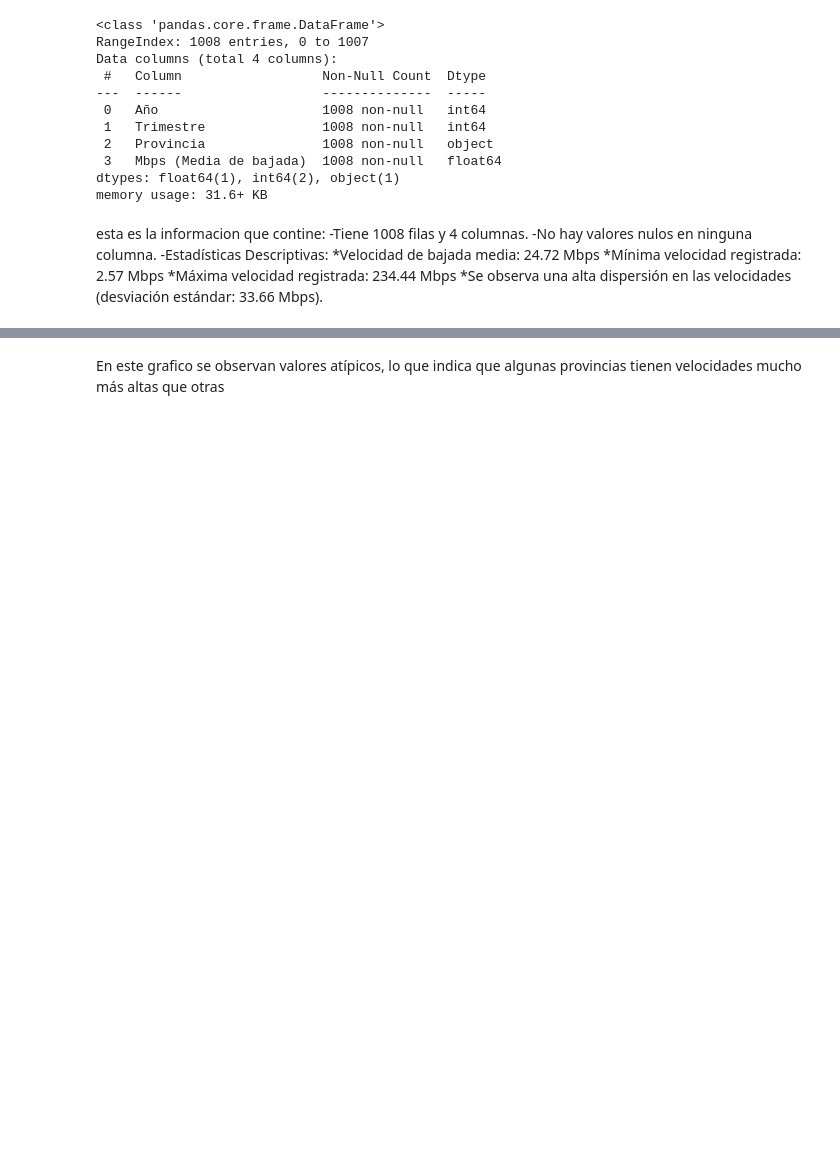
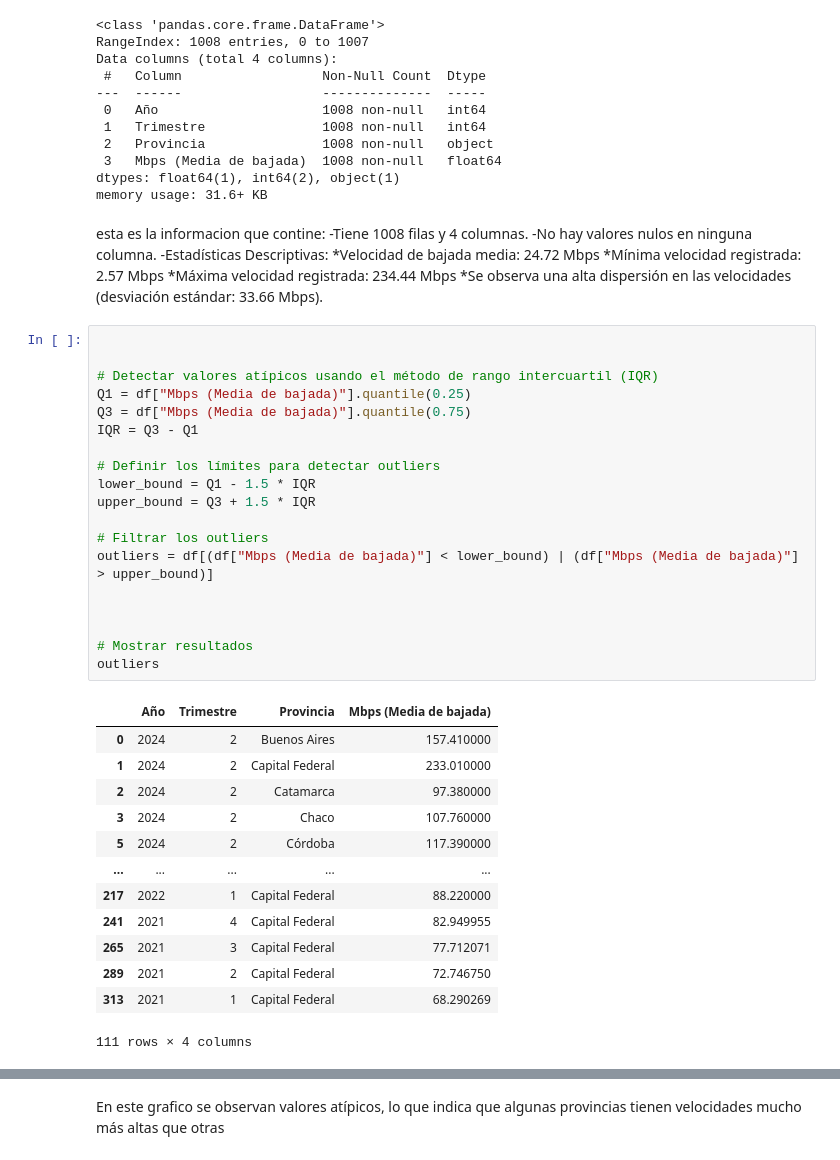
Before and after one commit to yaninaspina1/proyecto-2-telecomunicaciones, a Jupyter notebook: eda.ipynb, the cells around one changed output, grey strips where cells are left out. Saved outputs shown, nothing was run; the diff lists cells and outputs as text; blank space fills up the shorter version.

```diff
--- a/eda.ipynb
+++ b/eda.ipynb
@@ -225,6 +273,39 @@ esta es la informacion que contine:
 *Mínima velocidad registrada: 2.57 Mbps
 *Máxima velocidad registrada: 234.44 Mbps
 *Se observa una alta dispersión en las velocidades (desviación estándar: 33.66 Mbps).
+# %%
+
+
+# Detectar valores atípicos usando el método de rango intercuartil (IQR)
+Q1 = df["Mbps (Media de bajada)"].quantile(0.25)
+Q3 = df["Mbps (Media de bajada)"].quantile(0.75)
+IQR = Q3 - Q1
+
+# Definir los límites para detectar outliers
+lower_bound = Q1 - 1.5 * IQR
+upper_bound = Q3 + 1.5 * IQR
+
+# Filtrar los outliers
+outliers = df[(df["Mbps (Media de bajada)"] < lower_bound) | (df["Mbps (Media de bajada)"] > upper_bound)]
+
+
+
+# Mostrar resultados
+outliers
+# %% [output]
+|  | Año | Trimestre | Provincia | Mbps (Media de bajada) |
+| 0 | 2024 | 2 | Buenos Aires | 157.410000 |
+| 1 | 2024 | 2 | Capital Federal | 233.010000 |
+| 2 | 2024 | 2 | Catamarca | 97.380000 |
+| 3 | 2024 | 2 | Chaco | 107.760000 |
+| 5 | 2024 | 2 | Córdoba | 117.390000 |
+| ... | ... | ... | ... | ... |
+| 217 | 2022 | 1 | Capital Federal | 88.220000 |
+| 241 | 2021 | 4 | Capital Federal | 82.949955 |
+| 265 | 2021 | 3 | Capital Federal | 77.712071 |
+| 289 | 2021 | 2 | Capital Federal | 72.746750 |
+| 313 | 2021 | 1 | Capital Federal | 68.290269 |
+111 rows × 4 columns
 # %%
 # Visualización de distribución de velocidad por provincia
 plt.figure(figsize=(12, 6))
```
Also changed, not shown: parts of 9 cells of this notebook, 3 other files.
